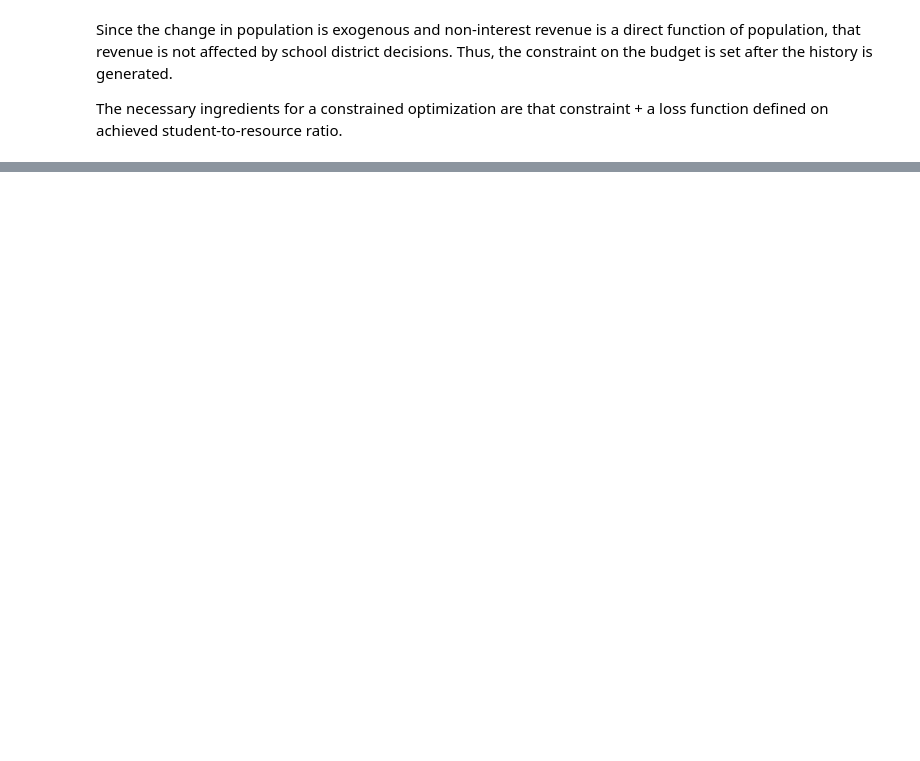
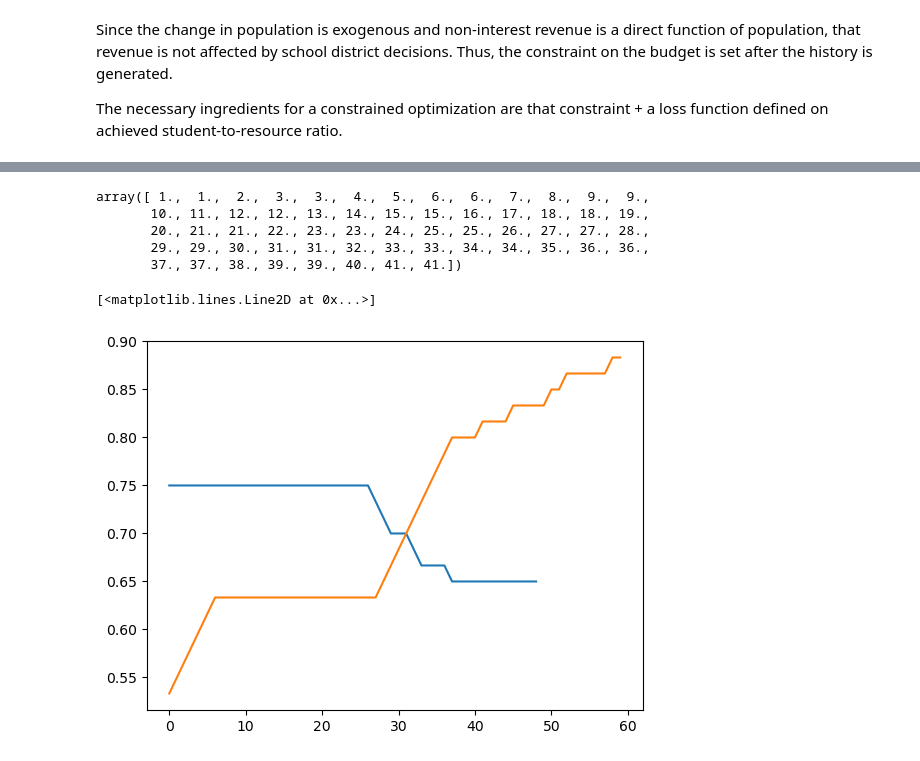
Before and after one commit to amatrhr/cas_570_project, a Jupyter notebook: school_district_and_closure.ipynb, the cells around one changed output, grey strips where cells are left out. Drawn from its saved outputs; the diff is of its cells as text; code cells hidden in the pictures; blank space fills up the shorter version.

```diff
--- a/school_district_and_closure.ipynb
+++ b/school_district_and_closure.ipynb
@@ -493,0 +560,27 @@ The necessary ingredients for a constrained optimization are that constraint + a
+# %%
+def counterf_ratios(hist, fund_rate, Rstar, s0, o_idx, c_idx, o_cost, c_cost):
+    """
+    computes
+    """
+    revenue = hist*fund_rate
+    open_vec = np.zeros(len(hist))
+    open_vec[o_idx] = 1
+    close_vec = np.zeros(len(hist))
+    close_vec[c_idx] = 1
+
+    net_vec = open_vec - close_vec
+
+    R_vec = hist / (s0 + np.cumsum(net_vec))
+
+    rev_budget = revenue - o_cost*open_vec - c_cost*close_vec
+    rev_budget = np.round(np.cumsum(rev_budget))
+
+    result_bool = [ (x <= Rstar) for x in R_vec]
+    prop = sum(result_bool)/len(result_bool)
+
+    out_obj = {'rev_budget': rev_budget,
+               'rev_ratios':R_vec,
+               'prop':prop
+              }
+
+    return out_obj
@@ -493,0 +612,3 @@ The necessary ingredients for a constrained optimization are that constraint + a
+# %%
+def cr_to_optimize(hist, fund_rate, Rstar, s0, o_idx, c_idx, o_cost, c_cost):
+    return 1-counterf_ratios(hist, fund_rate, Rstar, s0, o_idx, c_idx, o_cost, c_cost)['prop']
@@ -493,0 +622,9 @@ The necessary ingredients for a constrained optimization are that constraint + a
+# %%
+local_or = partial(cr_to_optimize, hist=simSchool.history, fund_rate=simSchool.funding_rate,Rstar = simSchool.sscRat*(1+simSchool.tolerance[1]), s0=simSchool.hist_schools[0],c_idx = [41,50], o_cost=-1*simSchool.school_open_cost, c_cost=simSchool.school_close_cost)
+
+local_cr = partial(cr_to_optimize, hist=simSchool.history, fund_rate=simSchool.funding_rate,Rstar = simSchool.sscRat*(1+simSchool.tolerance[1]), s0=simSchool.hist_schools[0],o_idx = [41,50], o_cost=-1*simSchool.school_open_cost, c_cost=simSchool.school_close_cost)
+# %%
+single_or = lambda x: local_or(o_idx=[x])
+single_cr = lambda x: local_cr(c_idx=[x])
+o_lb = np.argmin(abs(total_revenue + simSchool.school_open_cost))
+c_lb = np.argmin(abs(total_revenue - simSchool.school_close_cost))
@@ -493,0 +672,14 @@ The necessary ingredients for a constrained optimization are that constraint + a
+# %%
+total_revenue
+# %% [output]
+array([ 1.,  1.,  2.,  3.,  3.,  4.,  5.,  6.,  6.,  7.,  8.,  9.,  9.,
+       10., 11., 12., 12., 13., 14., 15., 15., 16., 17., 18., 18., 19.,
+       20., 21., 21., 22., 23., 23., 24., 25., 25., 26., 27., 27., 28.,
+       29., 29., 30., 31., 31., 32., 33., 33., 34., 34., 35., 36., 36.,
+       37., 37., 38., 39., 39., 40., 41., 41.])
+# %%
+plt.plot([single_cr(x) for x in range(o_lb, len(simSchool.history))])
+plt.plot([single_or(x) for x in range(c_lb, len(simSchool.history))])
+# %% [output]
+[<matplotlib.lines.Line2D at 0x...>]
+[figure, added]
```
Also changed, not shown: parts of 24 cells of this notebook.
